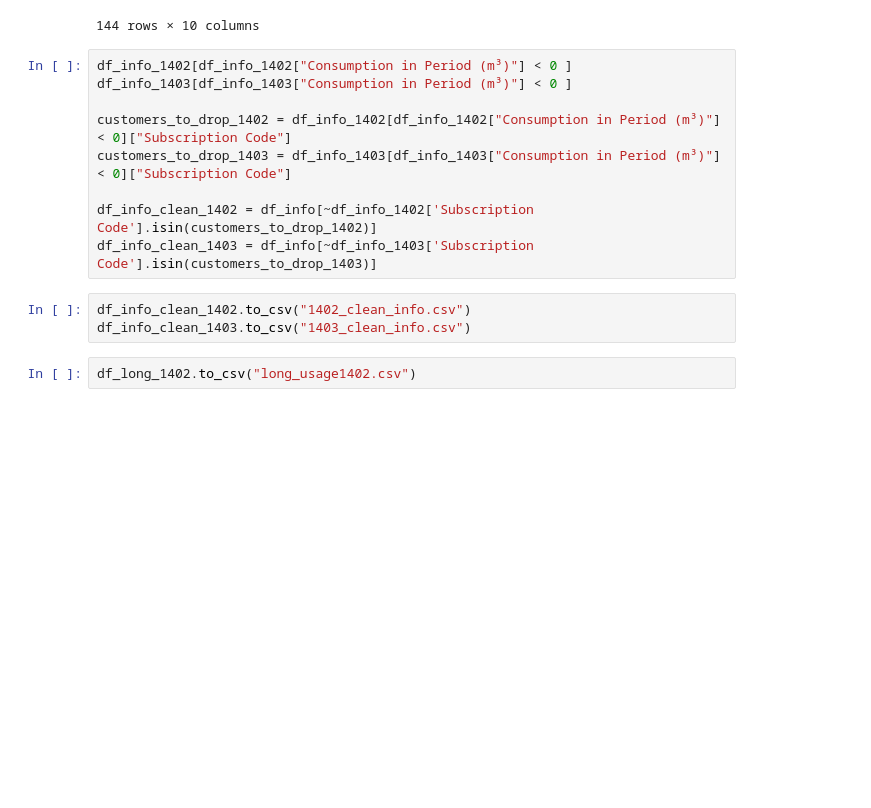
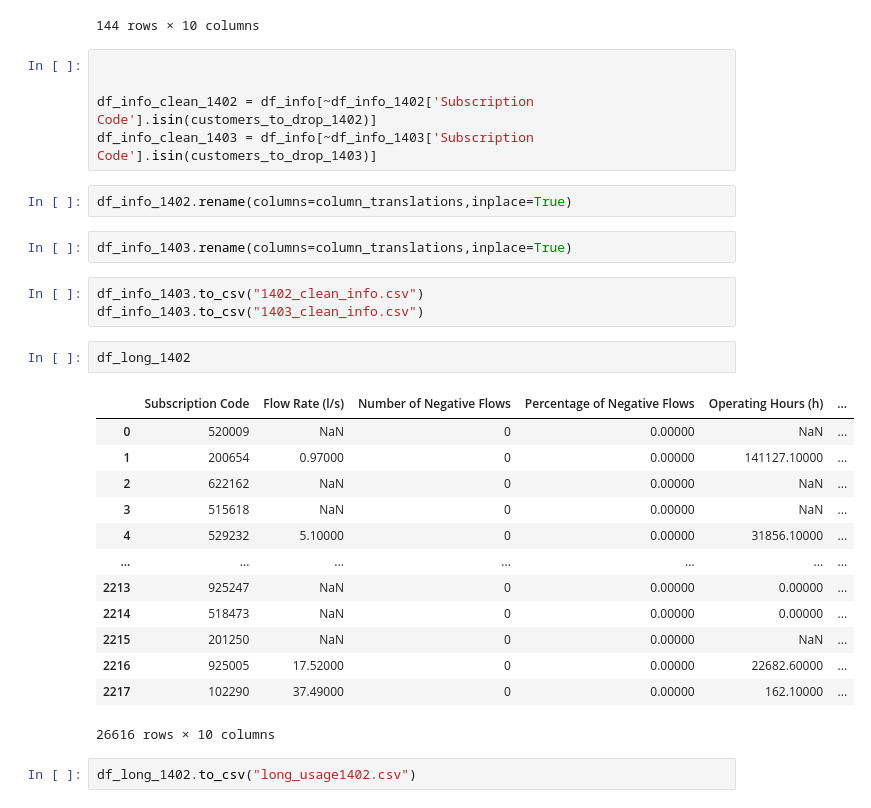
Before and after one commit to sinamorida/pooyak, a Jupyter notebook: payesh/preprocessing and cleaning.ipynb, the cells around one changed output. Cells and saved outputs as stored; diff of their text form; blank space fills up the shorter version.

```diff
--- a/payesh/preprocessing and cleaning.ipynb
+++ b/payesh/preprocessing and cleaning.ipynb
@@ -1949,17 +1916,33 @@ df_info_1403[df_info_1403["Consumption in Period (m³)"] < 0 ]
 | 2213 | 514250 | کشاورزی | مشهد | 909801037196.00000 | 100.00000 | 1400/09/17 | ... |
 144 rows × 10 columns
 # %%
-df_info_1402[df_info_1402["Consumption in Period (m³)"] < 0 ]
-df_info_1403[df_info_1403["Consumption in Period (m³)"] < 0 ]
 
-customers_to_drop_1402 = df_info_1402[df_info_1402["Consumption in Period (m³)"] < 0]["Subscription Code"]
-customers_to_drop_1403 = df_info_1403[df_info_1403["Consumption in Period (m³)"] < 0]["Subscription Code"]
 
 df_info_clean_1402 = df_info[~df_info_1402['Subscription Code'].isin(customers_to_drop_1402)]
 df_info_clean_1403 = df_info[~df_info_1403['Subscription Code'].isin(customers_to_drop_1403)]
+# %%
+df_info_1402.rename(columns=column_translations,inplace=True)
+# %%
+df_info_1403.rename(columns=column_translations,inplace=True)
 # %%
-df_info_clean_1402.to_csv("1402_clean_info.csv")
-df_info_clean_1403.to_csv("1403_clean_info.csv")
+df_info_1403.to_csv("1402_clean_info.csv")
+df_info_1403.to_csv("1403_clean_info.csv")
+# %%
+df_long_1402
+# %% [output]
+|  | Subscription Code | Flow Rate (l/s) | Number of Negative Flows | Percentage of Negative Flows | Operating Hours (h) | ... |
+| 0 | 520009 | NaN | 0 | 0.00000 | NaN | ... |
+| 1 | 200654 | 0.97000 | 0 | 0.00000 | 141127.10000 | ... |
+| 2 | 622162 | NaN | 0 | 0.00000 | NaN | ... |
+| 3 | 515618 | NaN | 0 | 0.00000 | NaN | ... |
+| 4 | 529232 | 5.10000 | 0 | 0.00000 | 31856.10000 | ... |
+| ... | ... | ... | ... | ... | ... | ... |
+| 2213 | 925247 | NaN | 0 | 0.00000 | 0.00000 | ... |
+| 2214 | 518473 | NaN | 0 | 0.00000 | 0.00000 | ... |
+| 2215 | 201250 | NaN | 0 | 0.00000 | NaN | ... |
+| 2216 | 925005 | 17.52000 | 0 | 0.00000 | 22682.60000 | ... |
+| 2217 | 102290 | 37.49000 | 0 | 0.00000 | 162.10000 | ... |
+26616 rows × 10 columns
 # %%
 df_long_1402.to_csv("long_usage1402.csv")
 # %%
```
Also changed, not shown: parts of 14 cells of this notebook, 10 other files.
